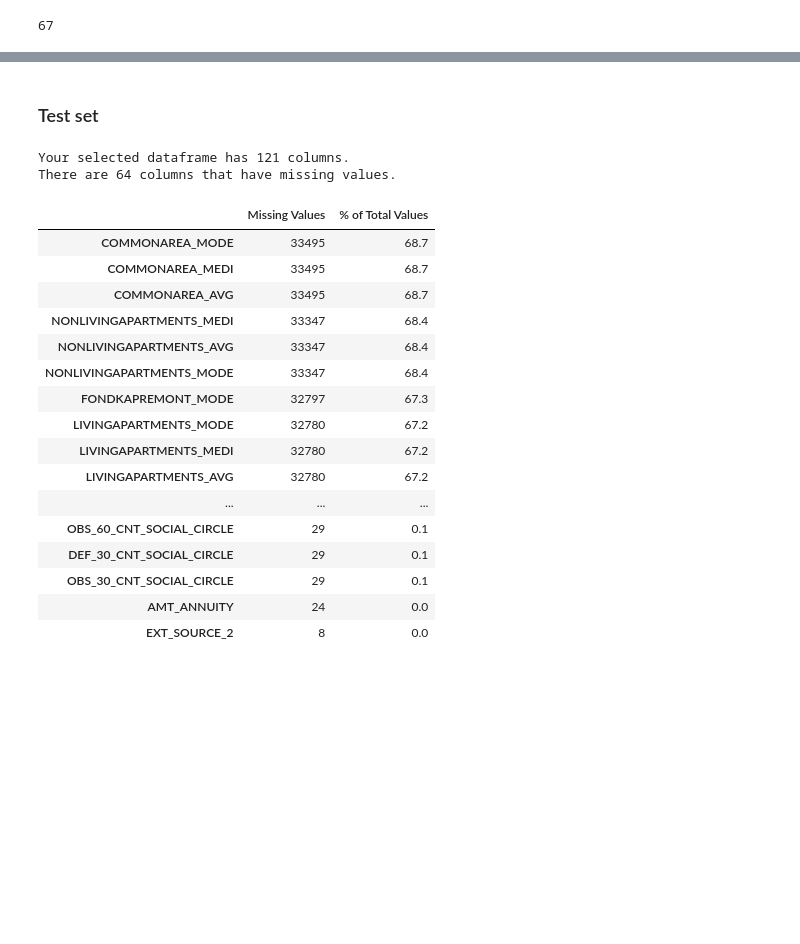
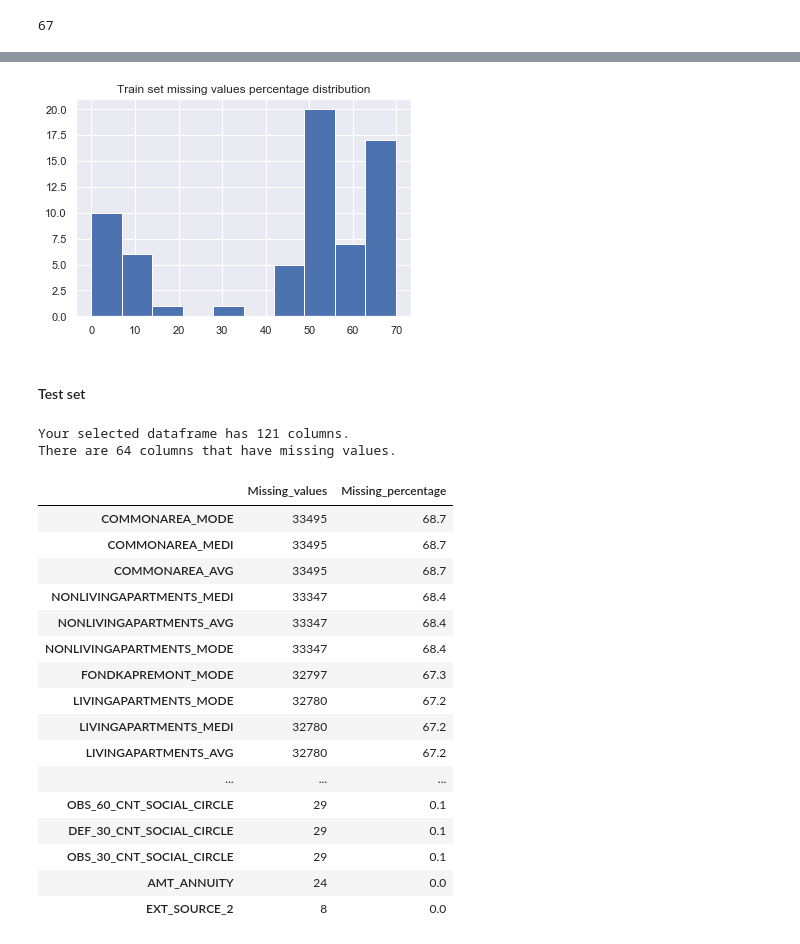
Before and after one commit to gepallas/ML_Home_Credit_Default_Risk, a Jupyter notebook: Credit_Risk_EDA.ipynb, the cells around one changed output, grey strips where cells are left out. Drawn from its saved outputs; the diff is of its cells as text; code cells hidden in the pictures; blank space fills up the shorter version.

Commit message:
Missing values rows.

```diff
--- a/Credit_Risk_EDA.ipynb
+++ b/Credit_Risk_EDA.ipynb
@@ -149,12 +149,12 @@ def missing_values_table(df):
 
     # Rename the columns
     mis_val_table_ren_columns = mis_val_table.rename(
-    columns = {0 : 'Missing Values', 1 : '% of Total Values'})
+    columns = {0 : 'Missing_values', 1 : 'Missing_percentage'})
 
     # Sort the table by percentage of missing descending
     mis_val_table_ren_columns = mis_val_table_ren_columns[
         mis_val_table_ren_columns.iloc[:,1] != 0].sort_values(
-    '% of Total Values', ascending=False).round(1)
+    'Missing_percentage', ascending=False).round(1)
 
     # Print some summary information
     print ("Your selected dataframe has " + str(df.shape[1]) + " columns.\n"
@@ -193,0 +174,3 @@ There are 67 columns that have missing values.
+# %%
+train_missing_values_col = missing_values_table(train)
+train_missing_values_col
@@ -194,24 +197,30 @@ There are 67 columns that have missing values.
+# %%
+train_missing_values_col['Missing_percentage'].hist()
+plt.title('Train set missing values percentage distribution');
+# %% [output]
+[figure, added]
 # %% [markdown]
-### Test set
+#### Test set
-# %%
-missing_values_table(test)
-# %% [output]
-Your selected dataframe has 121 columns.
-There are 64 columns that have missing values.
-|  | Missing Values | % of Total Values |
-| COMMONAREA_MODE | 33495 | 68.7 |
-| COMMONAREA_MEDI | 33495 | 68.7 |
-| COMMONAREA_AVG | 33495 | 68.7 |
-| NONLIVINGAPARTMENTS_MEDI | 33347 | 68.4 |
-| NONLIVINGAPARTMENTS_AVG | 33347 | 68.4 |
-| NONLIVINGAPARTMENTS_MODE | 33347 | 68.4 |
-| FONDKAPREMONT_MODE | 32797 | 67.3 |
-| LIVINGAPARTMENTS_MODE | 32780 | 67.2 |
-| LIVINGAPARTMENTS_MEDI | 32780 | 67.2 |
-| LIVINGAPARTMENTS_AVG | 32780 | 67.2 |
-| ... | ... | ... |
-| OBS_60_CNT_SOCIAL_CIRCLE | 29 | 0.1 |
-| DEF_30_CNT_SOCIAL_CIRCLE | 29 | 0.1 |
-| OBS_30_CNT_SOCIAL_CIRCLE | 29 | 0.1 |
-| AMT_ANNUITY | 24 | 0.0 |
-| EXT_SOURCE_2 | 8 | 0.0 |
+# %%
+test_missing_values_col = missing_values_table(test)
+test_missing_values_col
+# %% [output]
+Your selected dataframe has 121 columns.
+There are 64 columns that have missing values.
+|  | Missing_values | Missing_percentage |
+| COMMONAREA_MODE | 33495 | 68.7 |
+| COMMONAREA_MEDI | 33495 | 68.7 |
+| COMMONAREA_AVG | 33495 | 68.7 |
+| NONLIVINGAPARTMENTS_MEDI | 33347 | 68.4 |
+| NONLIVINGAPARTMENTS_AVG | 33347 | 68.4 |
+| NONLIVINGAPARTMENTS_MODE | 33347 | 68.4 |
+| FONDKAPREMONT_MODE | 32797 | 67.3 |
+| LIVINGAPARTMENTS_MODE | 32780 | 67.2 |
+| LIVINGAPARTMENTS_MEDI | 32780 | 67.2 |
+| LIVINGAPARTMENTS_AVG | 32780 | 67.2 |
+| ... | ... | ... |
+| OBS_60_CNT_SOCIAL_CIRCLE | 29 | 0.1 |
+| DEF_30_CNT_SOCIAL_CIRCLE | 29 | 0.1 |
+| OBS_30_CNT_SOCIAL_CIRCLE | 29 | 0.1 |
+| AMT_ANNUITY | 24 | 0.0 |
+| EXT_SOURCE_2 | 8 | 0.0 |
```
Also changed, not shown: parts of 13 cells of this notebook.
